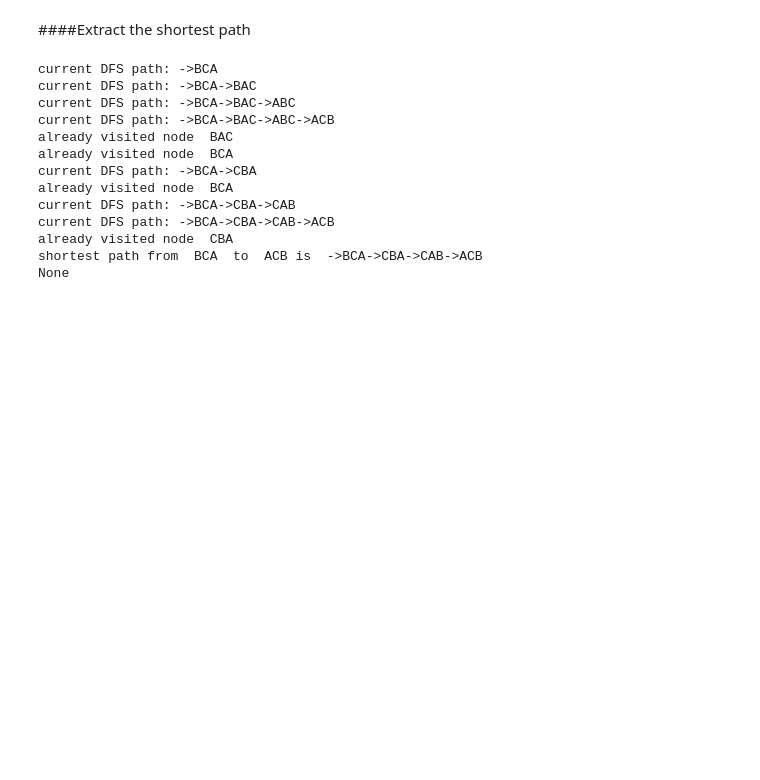
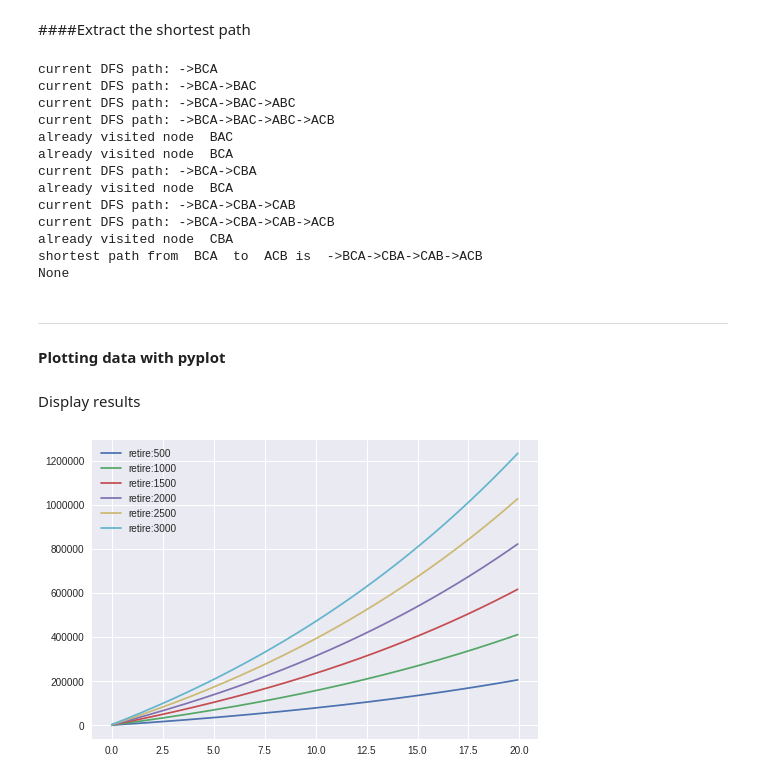
Before and after one commit to rainu1729/data-analysis, a Jupyter notebook: EDXcourse600_2x.ipynb, the cells around one changed output. Cells and saved outputs as stored; diff of their text form; code cells hidden in the pictures; blank space fills up the shorter version.

```diff
--- a/EDXcourse600_2x.ipynb
+++ b/EDXcourse600_2x.ipynb
@@ -383,3 +383,35 @@ current DFS path: ->BCA->CBA->CAB->ACB
 already visited node  CBA
 shortest path from  BCA  to  ACB is  ->BCA->CBA->CAB->ACB
 None
+# %% [markdown]
+--------------------
+**Plotting data with pyplot**
+# %%
+## computes and returns the saving accured at the end of each year.
+## rate is annual, terms is in months and monthly is the every month contribution
+def retire(monthly, rate, terms):
+    savings =[0]
+    base = [0]
+    mRate = rate/12
+    for i in range(terms):
+        base +=[i]
+        savings += [savings[-1]*( 1 + mRate)+monthly]
+
+    return [m/12 for m in base], savings
+# %% [markdown]
+Display results
+# %%
+
+import matplotlib.pyplot as plt
+#varying monthly investments
+def displayRetireVM(monthlies,rate,terms):
+    plt.figure('retireMonth')
+    plt.clf() #clear previous figures
+    for monthly in monthlies:
+        xvals,yvals = retire(monthly,rate,terms)
+        plt.plot(xvals,yvals,label ='retire:'+str(monthly))
+        plt.legend(loc ='upper left')
+
+displayRetire([500,1000,1500,2000,2500,3000],0.05,20*12)
+# %% [output]
+[figure, added]
```
Also changed, not shown: parts of 1 cell of this notebook.
